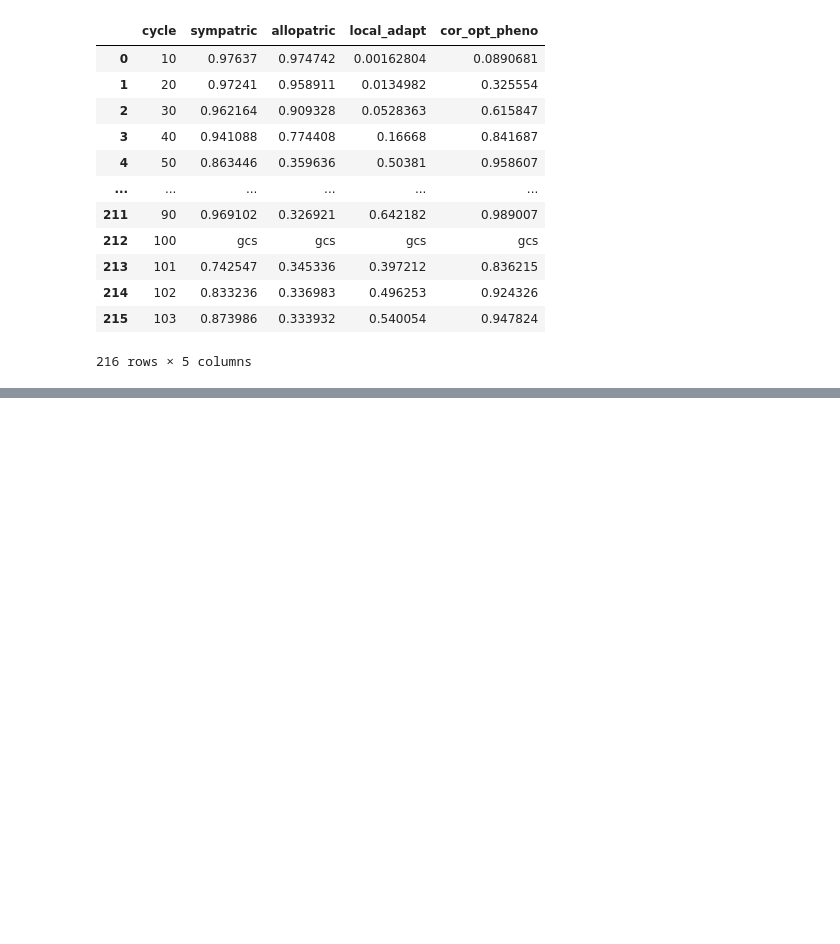
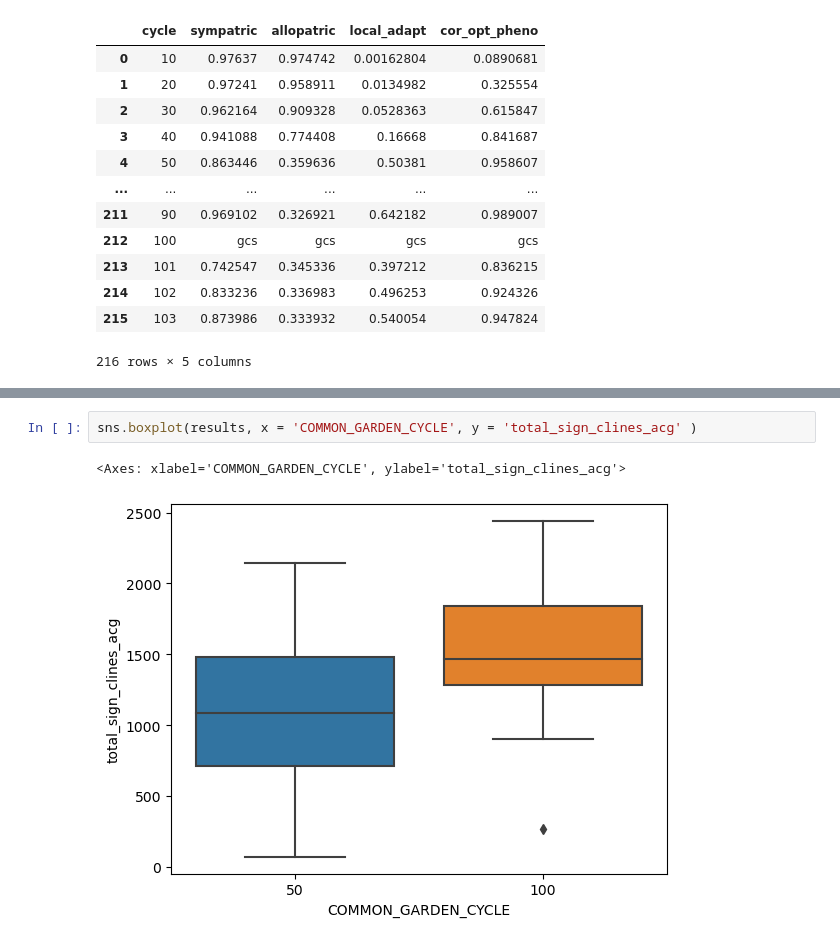
Before and after one commit to Tatianabellagio/cline_creation, a Jupyter notebook: readin_results.ipynb, the cells around one changed output, grey strips where cells are left out. Saved outputs shown, nothing was run; the diff lists cells and outputs as text; blank space fills up the shorter version.

```diff
--- a/readin_results.ipynb
+++ b/readin_results.ipynb
@@ -196,0 +528,5 @@ la
+# %%
+sns.boxplot(results, x = 'COMMON_GARDEN_CYCLE', y = 'total_sign_clines_acg' )
+# %% [output]
+<Axes: xlabel='COMMON_GARDEN_CYCLE', ylabel='total_sign_clines_acg'>
+[figure, added]
```
Also changed, not shown: parts of 62 cells of this notebook, 3 other files.
